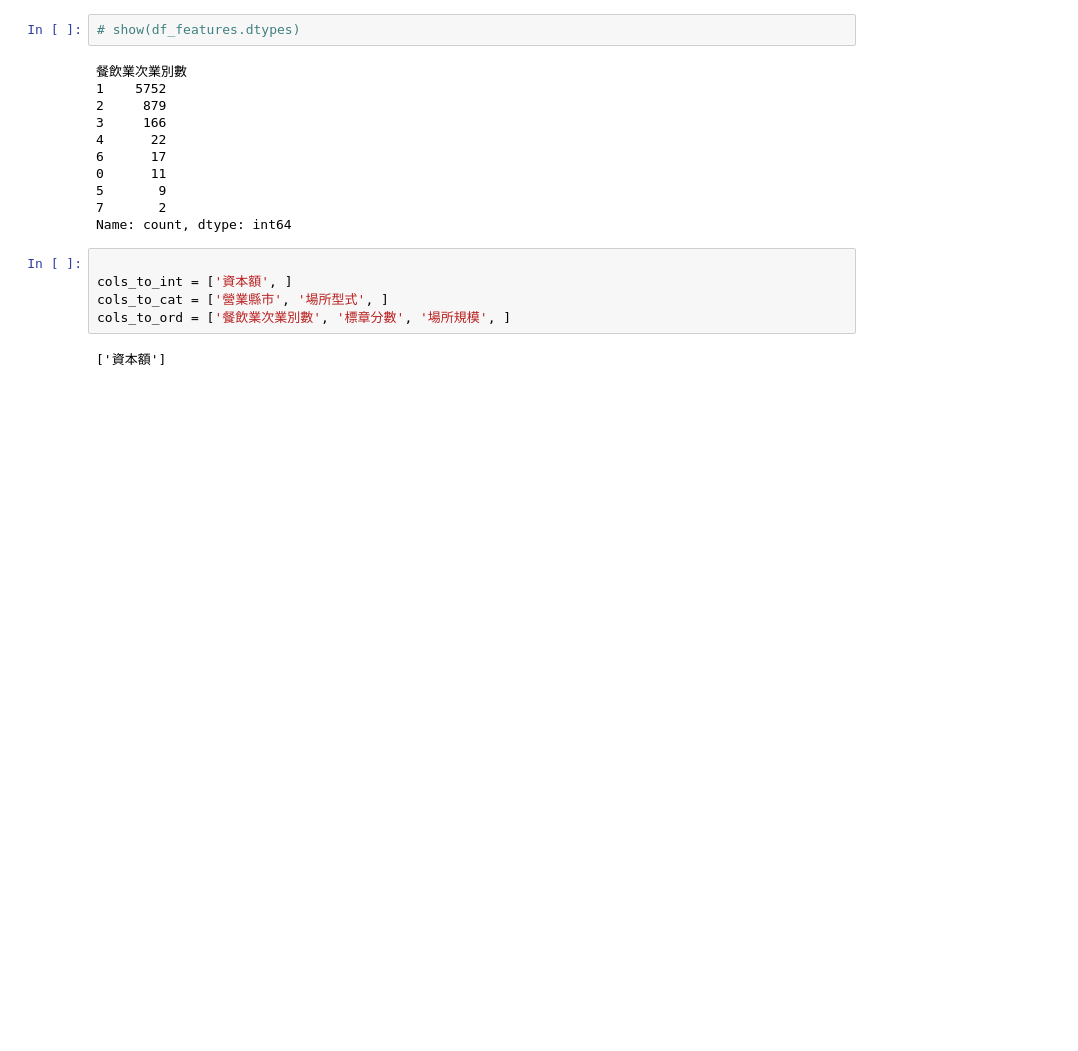
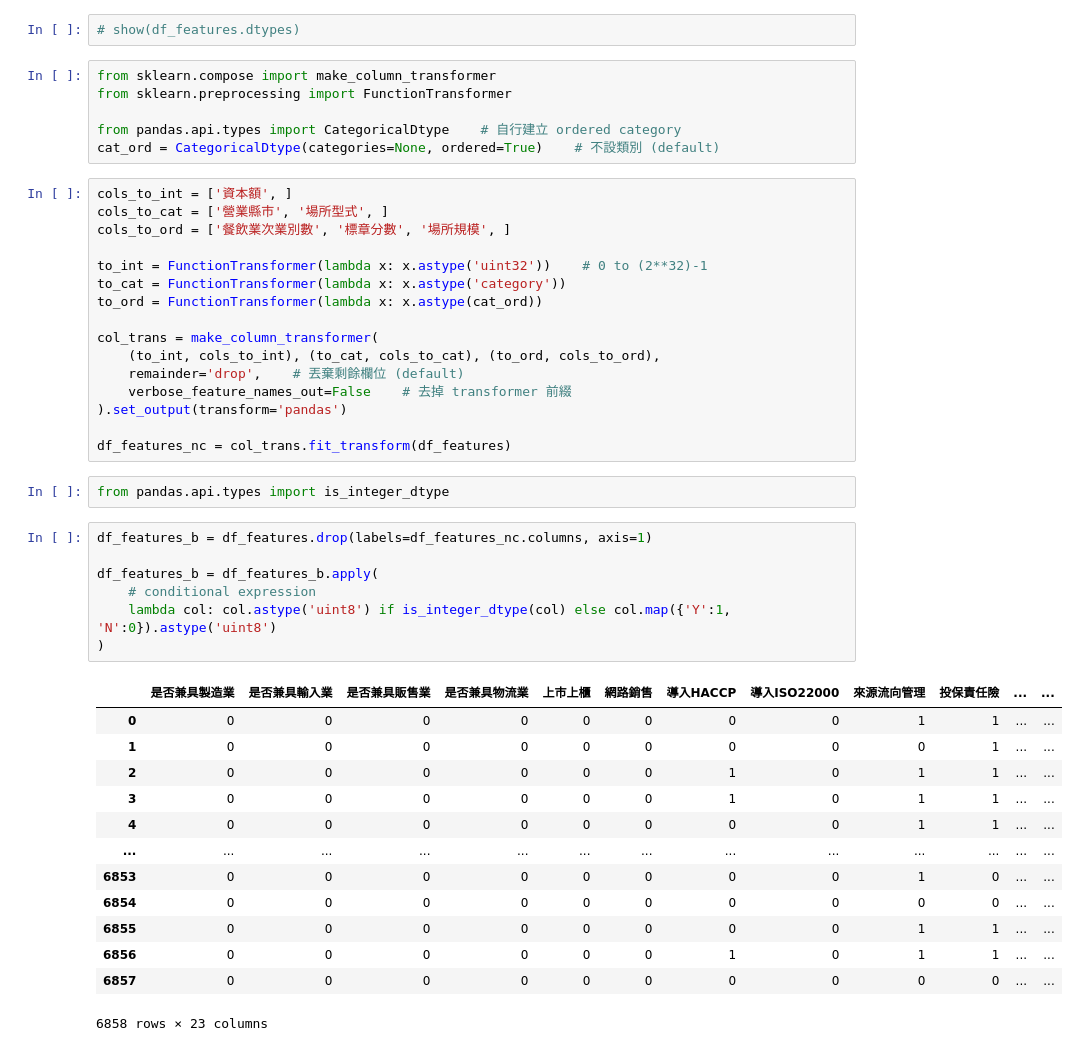
Before and after one commit to godgodgod11101/ML_ExpFood, a Jupyter notebook: ExpFood_Restaurant/Preprocessing.ipynb, the cells around one changed output. Saved outputs shown, nothing was run; the diff lists cells and outputs as text; blank space fills up the shorter version.

Commit message:
250420
dtype pipeline

```diff
--- a/ExpFood_Restaurant/Preprocessing.ipynb
+++ b/ExpFood_Restaurant/Preprocessing.ipynb
@@ -53,21 +53,47 @@ print(df_features.isna().any(axis=0).sum())
 # %%
 # show(df_features.dtypes)
 # %%
+from sklearn.compose import make_column_transformer
+from sklearn.preprocessing import FunctionTransformer
+
+from pandas.api.types import CategoricalDtype    # 自行建立 ordered category
+cat_ord = CategoricalDtype(categories=None, ordered=True)    # 不設類別 (default)
-# %% [output]
-餐飲業次業別數
-1    5752
-2     879
-3     166
-4      22
-6      17
-0      11
-5       9
-7       2
-Name: count, dtype: int64
+# %%
+cols_to_int = ['資本額', ]
+cols_to_cat = ['營業縣市', '場所型式', ]
+cols_to_ord = ['餐飲業次業別數', '標章分數', '場所規模', ]
+
+to_int = FunctionTransformer(lambda x: x.astype('uint32'))    # 0 to (2**32)-1
+to_cat = FunctionTransformer(lambda x: x.astype('category'))
+to_ord = FunctionTransformer(lambda x: x.astype(cat_ord))
+
+col_trans = make_column_transformer(
+    (to_int, cols_to_int), (to_cat, cols_to_cat), (to_ord, cols_to_ord),
+    remainder='drop',    # 丟棄剩餘欄位 (default)
+    verbose_feature_names_out=False    # 去掉 transformer 前綴
+).set_output(transform='pandas')
+
+df_features_nc = col_trans.fit_transform(df_features)
+# %%
+from pandas.api.types import is_integer_dtype
 # %%
+df_features_b = df_features.drop(labels=df_features_nc.columns, axis=1)
 
-cols_to_int = ['資本額', ]
-cols_to_cat = ['營業縣市', '場所型式', ]
-cols_to_ord = ['餐飲業次業別數', '標章分數', '場所規模', ]
+df_features_b = df_features_b.apply(
+    # conditional expression
+    lambda col: col.astype('uint8') if is_integer_dtype(col) else col.map({'Y':1, 'N':0}).astype('uint8')
+)
 # %% [output]
+|  | 是否兼具製造業 | 是否兼具輸入業 | 是否兼具販售業 | 是否兼具物流業 | 上市上櫃 | 網路銷售 | 導入HACCP | 導入ISO22000 | 來源流向管理 | 投保責任險 | ... | ... |
+| 0 | 0 | 0 | 0 | 0 | 0 | 0 | 0 | 0 | 1 | 1 | ... | ... |
+| 1 | 0 | 0 | 0 | 0 | 0 | 0 | 0 | 0 | 0 | 1 | ... | ... |
+| 2 | 0 | 0 | 0 | 0 | 0 | 0 | 1 | 0 | 1 | 1 | ... | ... |
+| 3 | 0 | 0 | 0 | 0 | 0 | 0 | 1 | 0 | 1 | 1 | ... | ... |
+| 4 | 0 | 0 | 0 | 0 | 0 | 0 | 0 | 0 | 1 | 1 | ... | ... |
+| ... | ... | ... | ... | ... | ... | ... | ... | ... | ... | ... | ... | ... |
+| 6853 | 0 | 0 | 0 | 0 | 0 | 0 | 0 | 0 | 1 | 0 | ... | ... |
+| 6854 | 0 | 0 | 0 | 0 | 0 | 0 | 0 | 0 | 0 | 0 | ... | ... |
+| 6855 | 0 | 0 | 0 | 0 | 0 | 0 | 0 | 0 | 1 | 1 | ... | ... |
+| 6856 | 0 | 0 | 0 | 0 | 0 | 0 | 1 | 0 | 1 | 1 | ... | ... |
+| 6857 | 0 | 0 | 0 | 0 | 0 | 0 | 0 | 0 | 0 | 0 | ... | ... |
-['資本額']
+6858 rows × 23 columns
```
